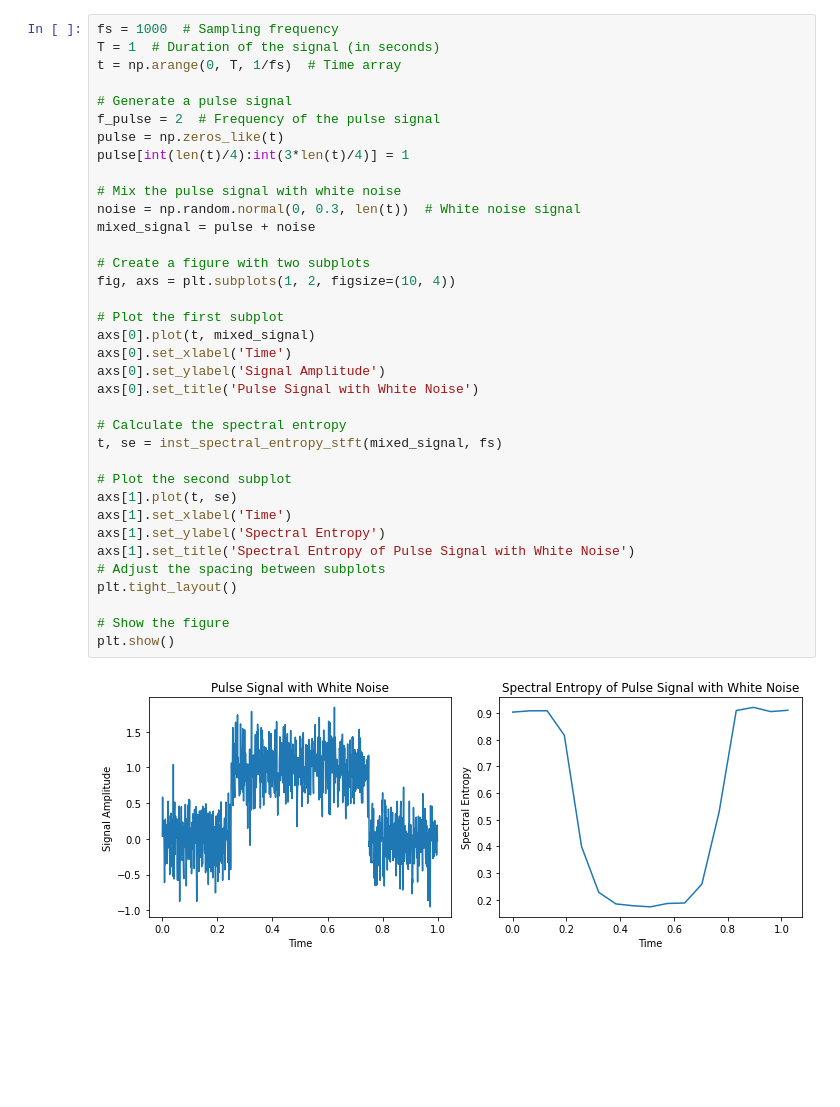
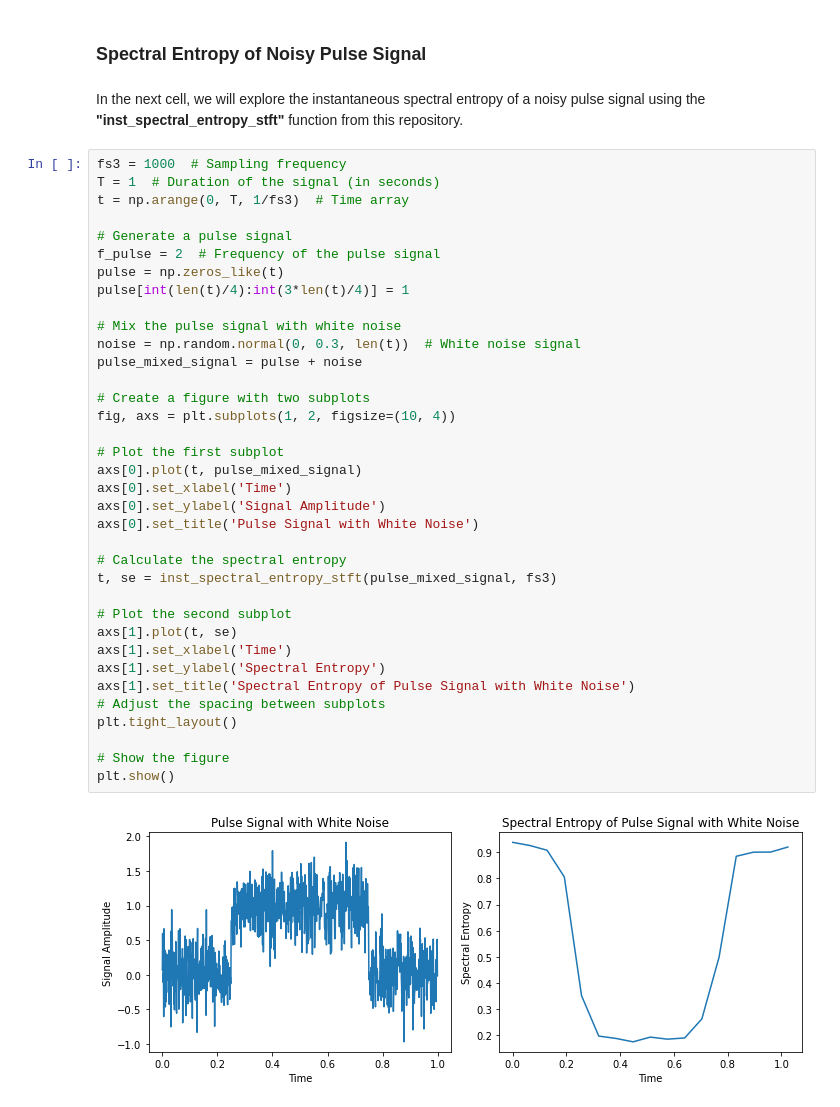
Before and after one commit to gsantosmdias/NonstationarySignalAnalysis, a Jupyter notebook: notebooks/SpectralEntropy.ipynb, the cells around one changed output. Cells and saved outputs as stored; diff of their text form; blank space fills up the shorter version.

```diff
--- a/notebooks/SpectralEntropy.ipynb
+++ b/notebooks/SpectralEntropy.ipynb
@@ -79,38 +132,42 @@ plt.show()
+# %% [markdown]
+### Spectral Entropy of Noisy Pulse Signal
+# %% [markdown]
+In the next cell, we will explore the instantaneous spectral entropy of a noisy pulse signal using the **"inst_spectral_entropy_stft"** function from this repository.
 # %%
-fs = 1000  # Sampling frequency
+fs3 = 1000  # Sampling frequency
 T = 1  # Duration of the signal (in seconds)
-t = np.arange(0, T, 1/fs)  # Time array
+t = np.arange(0, T, 1/fs3)  # Time array
 
 # Generate a pulse signal
 f_pulse = 2  # Frequency of the pulse signal
 pulse = np.zeros_like(t)
 pulse[int(len(t)/4):int(3*len(t)/4)] = 1
 
 # Mix the pulse signal with white noise
 noise = np.random.normal(0, 0.3, len(t))  # White noise signal
-mixed_signal = pulse + noise
+pulse_mixed_signal = pulse + noise
 
 # Create a figure with two subplots
 fig, axs = plt.subplots(1, 2, figsize=(10, 4))
 
 # Plot the first subplot
-axs[0].plot(t, mixed_signal)
+axs[0].plot(t, pulse_mixed_signal)
 axs[0].set_xlabel('Time')
 axs[0].set_ylabel('Signal Amplitude')
 axs[0].set_title('Pulse Signal with White Noise')
 
 # Calculate the spectral entropy
-t, se = inst_spectral_entropy_stft(mixed_signal, fs)
+t, se = inst_spectral_entropy_stft(pulse_mixed_signal, fs3)
 
 # Plot the second subplot
 axs[1].plot(t, se)
 axs[1].set_xlabel('Time')
 axs[1].set_ylabel('Spectral Entropy')
 axs[1].set_title('Spectral Entropy of Pulse Signal with White Noise')
 # Adjust the spacing between subplots
 plt.tight_layout()
 
 # Show the figure
 plt.show()
 # %% [output]
-[figure, old version]
+[figure, new version]
```
Also changed, not shown: parts of 26 cells of this notebook.
